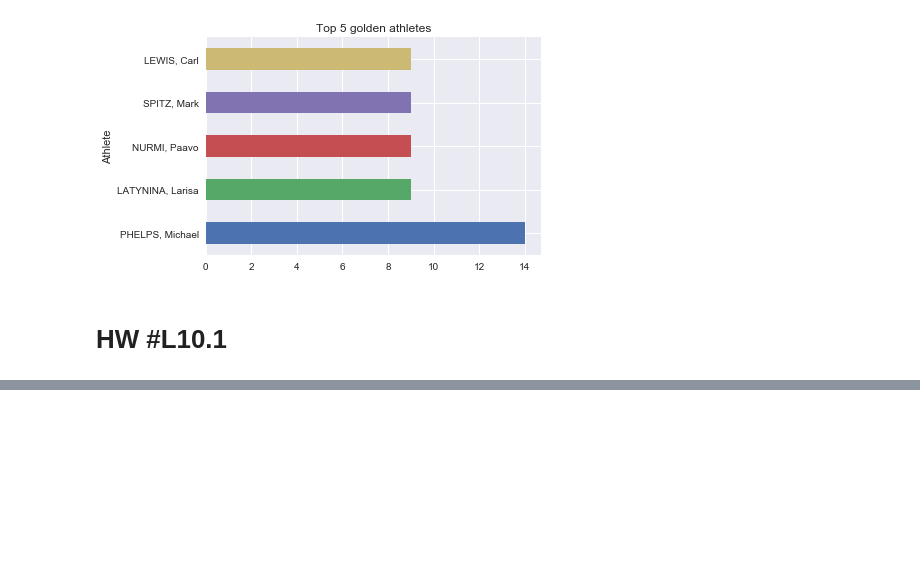
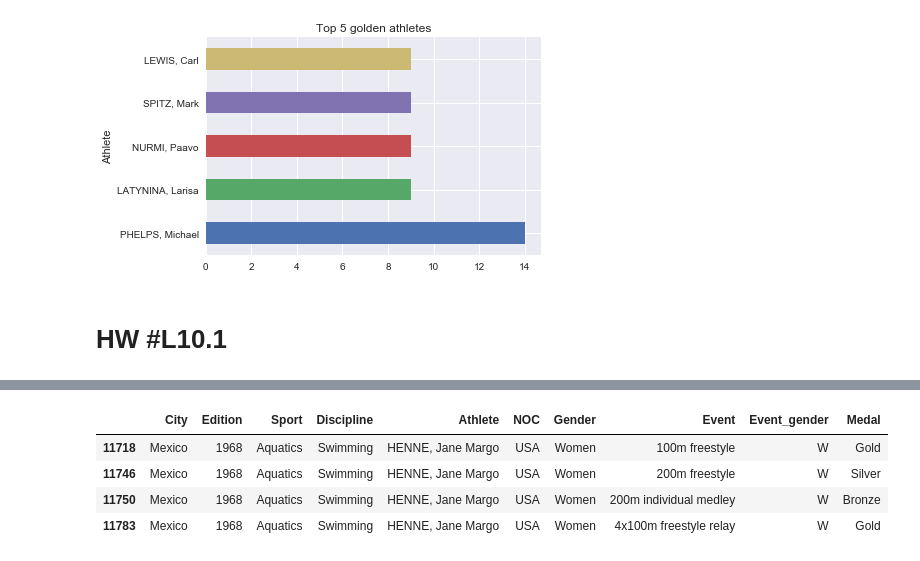
Before and after one commit to klimente/homework, a Jupyter notebook: homework_10/homework10.ipynb, the cells around one changed output, grey strips where cells are left out. Saved outputs shown, nothing was run; the diff lists cells and outputs as text; code cells hidden in the pictures; blank space fills up the shorter version.

```diff
--- a/homework_10/homework10.ipynb
+++ b/homework_10/homework10.ipynb
@@ -229,0 +245,8 @@ result
+# %%
+usa_athletes[usa_athletes.Athlete.str.contains('HENNE, Jane Margo')]
+# %% [output]
+|  | City | Edition | Sport | Discipline | Athlete | NOC | Gender | Event | Event_gender | Medal |
+| 11718 | Mexico | 1968 | Aquatics | Swimming | HENNE, Jane Margo | USA | Women | 100m freestyle | W | Gold |
+| 11746 | Mexico | 1968 | Aquatics | Swimming | HENNE, Jane Margo | USA | Women | 200m freestyle | W | Silver |
+| 11750 | Mexico | 1968 | Aquatics | Swimming | HENNE, Jane Margo | USA | Women | 200m individual medley | W | Bronze |
+| 11783 | Mexico | 1968 | Aquatics | Swimming | HENNE, Jane Margo | USA | Women | 4x100m freestyle relay | W | Gold |
```
Also changed, not shown: parts of 2 cells of this notebook, 19 other files.
